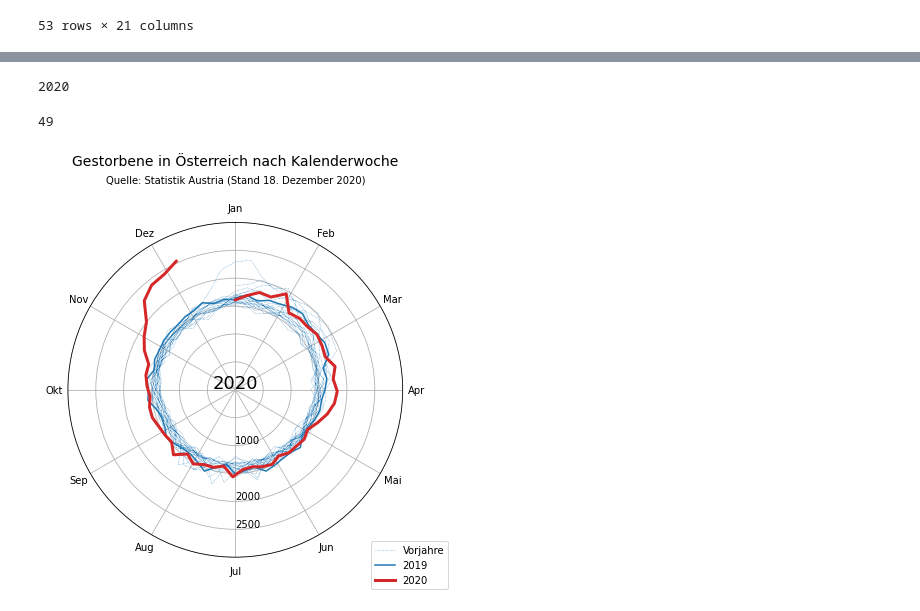
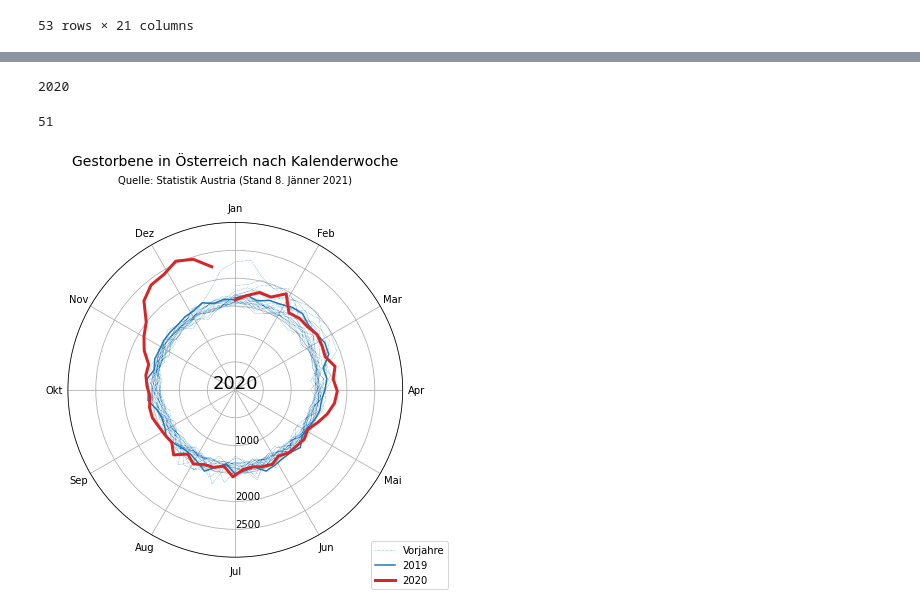
Before and after one commit to attoPascal/statistik-austria-sterblichkeit, a Jupyter notebook: sterblichkeit.ipynb, the cells around one changed output, grey strips where cells are left out. Saved outputs shown, nothing was run; the diff lists cells and outputs as text; code cells hidden in the pictures.

```diff
--- a/sterblichkeit.ipynb
+++ b/sterblichkeit.ipynb
@@ -186,7 +186,7 @@ pos.x1 -= 0.012
 ax.set_position(pos)
 
 fig.suptitle("Gestorbene in Österreich nach Kalenderwoche", fontsize=14)
-ax.set_title("Quelle: Statistik Austria (Stand 18. Dezember 2020)", fontsize=10, y=1.1)
+ax.set_title("Quelle: Statistik Austria (Stand 8. Jänner 2021)", fontsize=10, y=1.1)
 
 old, = ax.plot([], [], color='tab:blue', linewidth=0.5, linestyle='dotted', label="Vorjahre")
 prev, = ax.plot([], [], color='tab:blue', label="2019")
@@ -225,32 +225,32 @@ def animate(i):
 
     if y > start_year:
         old_theta = np.array([])
         old_data = np.array([])
         for year in range(start_year, y-1):
             theta, data = data_for_year(year)
             old_theta = np.append(old_theta, theta)
             old_data = np.append(old_data, data)
         old.set_data(old_theta, old_data)
         prev.set_data(*data_for_year(y-1))
 
     current.set_data(*data_for_index(i))
     center.set_text(f"{y}")
     return old, prev, current, center
 
 num_frames = len(deaths_per_week)
 
 anim = mpl.animation.FuncAnimation(fig, animate, init_func=init, frames=num_frames, interval=50, blit=True)
 anim.save('deaths.mp4', writer='ffmpeg', dpi=300, extra_args=['-vf', 'tpad=stop_mode=clone:stop_duration=5'])
 
 fig.legend(loc='lower right')
 
 plt.savefig('deaths.png', dpi=300, bbox_inches='tight', facecolor='white')
 
 # anim.save('anim.gif', writer='imagemagick', dpi=300, savefig_kwargs={'facecolor': 'white'})
 # plt.savefig('anim.png', dpi=300, bbox_inches='tight', facecolor='white')
 
 # $ ffmpeg -i deaths.mp4 -vf "fps=15,scale=900:-1:flags=lanczos,split[s0][s1];[s0]palettegen[p];[s1][p]paletteuse" -loop 0 deaths.gif
 # %% [output]
 2020
-49
+51
-[figure, old version]
+[figure, new version]
```
Also changed, not shown: parts of 4 cells of this notebook, 5 other files.
